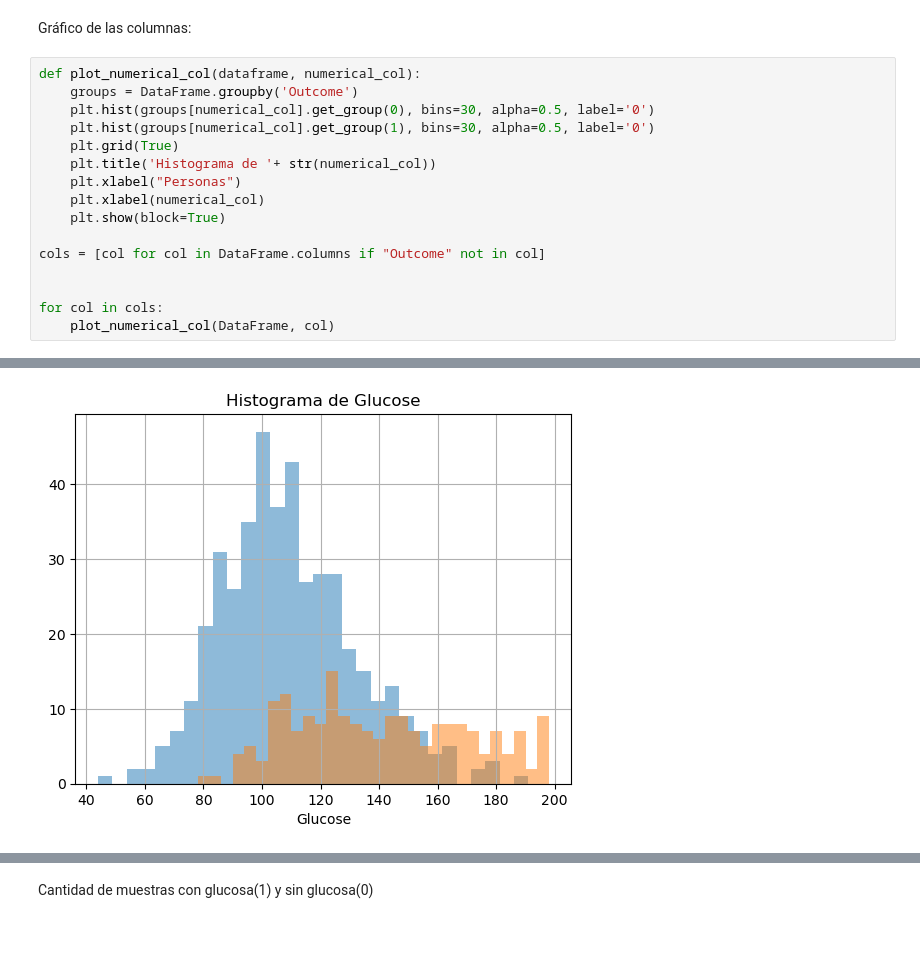
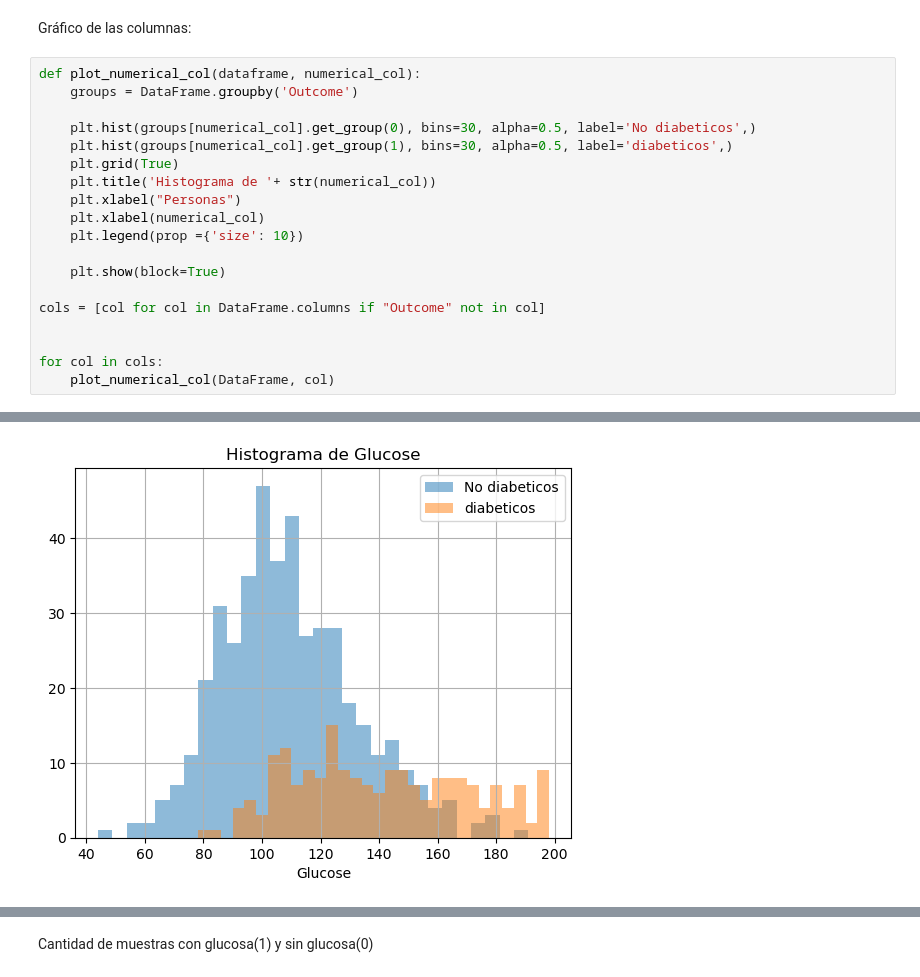
Before and after one commit to javirima/Proyecto1_IA, a Jupyter notebook: notebook.ipynb, the cells around one changed output, grey strips where cells are left out. Cells and saved outputs as stored; diff of their text form; blank space fills up the shorter version.

```diff
--- a/notebook.ipynb
+++ b/notebook.ipynb
@@ -120,12 +166,15 @@ Gráfico de las columnas:
 # %%
 def plot_numerical_col(dataframe, numerical_col):
     groups = DataFrame.groupby('Outcome')
-    plt.hist(groups[numerical_col].get_group(0), bins=30, alpha=0.5, label='0')
-    plt.hist(groups[numerical_col].get_group(1), bins=30, alpha=0.5, label='0')
+
+    plt.hist(groups[numerical_col].get_group(0), bins=30, alpha=0.5, label='No diabeticos',)
+    plt.hist(groups[numerical_col].get_group(1), bins=30, alpha=0.5, label='diabeticos',)
     plt.grid(True)
     plt.title('Histograma de '+ str(numerical_col))
     plt.xlabel("Personas")
     plt.xlabel(numerical_col)
+    plt.legend(prop ={'size': 10})
+
     plt.show(block=True)
 
 cols = [col for col in DataFrame.columns if "Outcome" not in col]
@@ -138 +187 @@ for col in cols:
-[figure, old version]
+[figure, new version]
```
Also changed, not shown: parts of 30 cells of this notebook, 9 other files.
